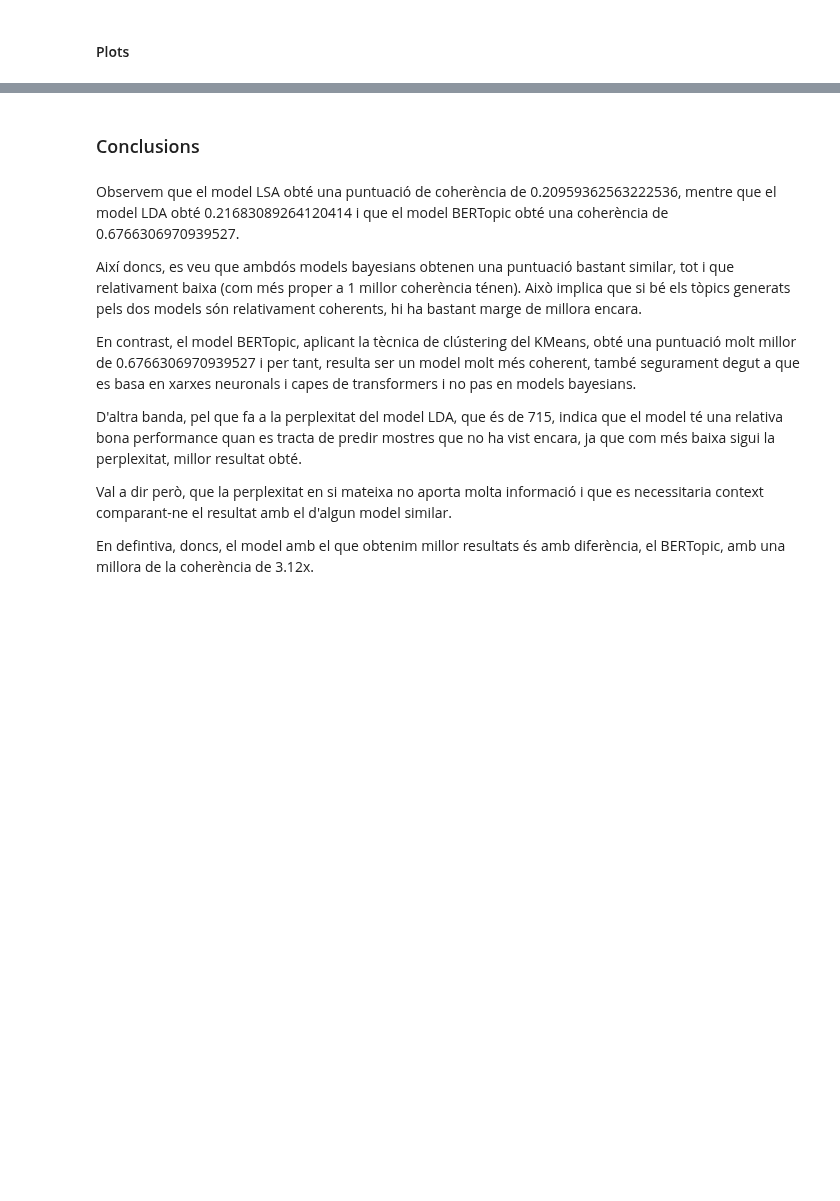
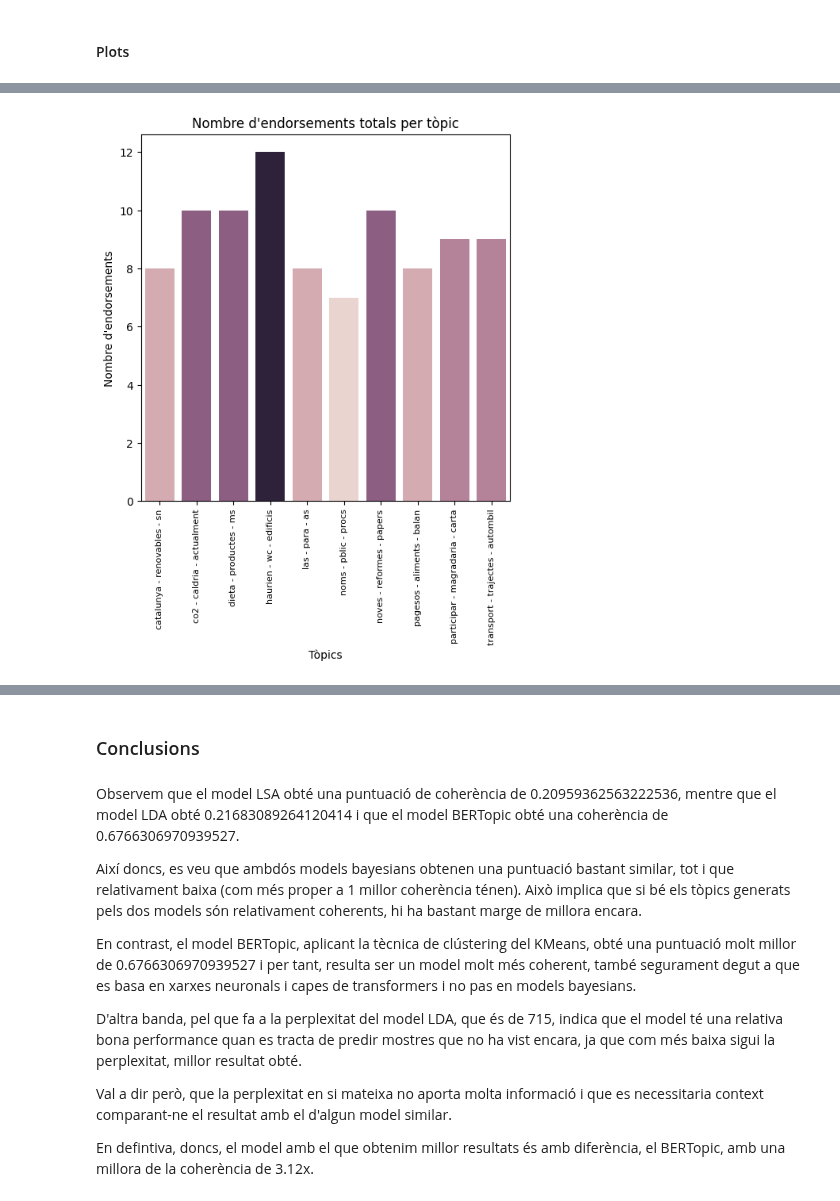
Before and after one commit to NoOPeEKS/dades-assemblea-clima, a Jupyter notebook: notebooks/topic_modeling.ipynb, the cells around one changed output, grey strips where cells are left out. Saved outputs shown, nothing was run; the diff lists cells and outputs as text; code cells hidden in the pictures; blank space fills up the shorter version.

```diff
--- a/notebooks/topic_modeling.ipynb
+++ b/notebooks/topic_modeling.ipynb
@@ -416,0 +408,11 @@ plt.show()
+# %%
+plt.figure(figsize=(6,6))
+grouped = df_proposals.groupby("topics_bert")['followers'].sum().reset_index(name='count')
+sns.barplot(data=grouped, x='topics_bert', y='count', hue='count', legend=False)
+plt.xticks(rotation=90, fontsize=8)
+plt.xlabel("Tòpics")
+plt.ylabel("Nombre d'endorsements")
+plt.title("Nombre d'endorsements totals per tòpic")
+plt.show()
+# %% [output]
+[figure, added]
```
Also changed, not shown: parts of 6 cells of this notebook.
